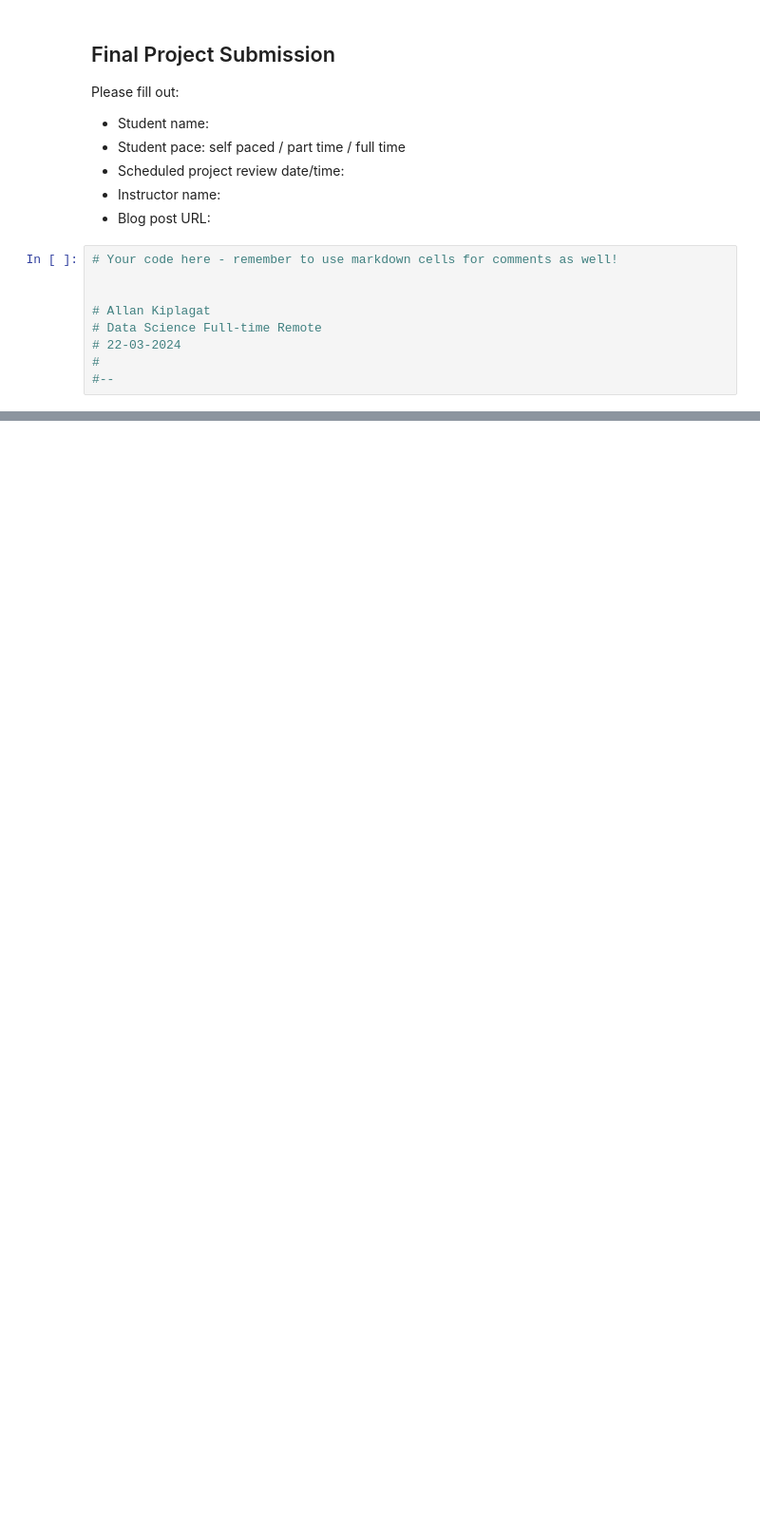
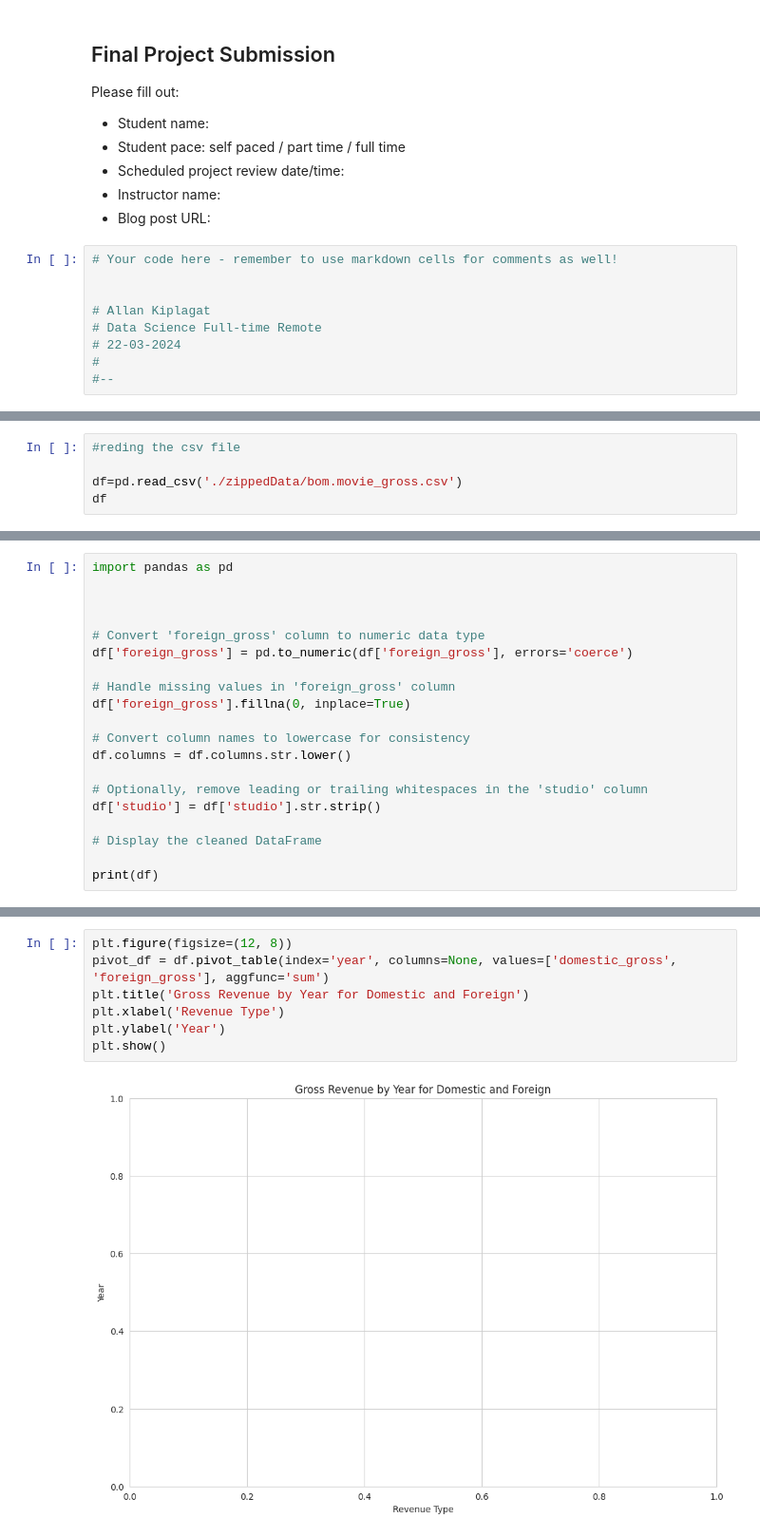
Before and after one commit to Allan-Kipkemei/DSC-PHASE-01, a Jupyter notebook: student.ipynb, the cells around one changed output, grey strips where cells are left out. Shown at 95% size. Drawn from its saved outputs; the diff is of its cells as text; blank space fills up the shorter version.

Commit message:
Added some visualisation

```diff
--- a/student.ipynb
+++ b/student.ipynb
@@ -70,0 +114,5 @@ pd.read_sql('''
+# %%
+#reding the csv file
+
+df=pd.read_csv('./zippedData/bom.movie_gross.csv')
+df
@@ -70,0 +152,20 @@ pd.read_sql('''
+# %%
+import pandas as pd
+
+
+
+# Convert 'foreign_gross' column to numeric data type
+df['foreign_gross'] = pd.to_numeric(df['foreign_gross'], errors='coerce')
+
+# Handle missing values in 'foreign_gross' column
+df['foreign_gross'].fillna(0, inplace=True)
+
+# Convert column names to lowercase for consistency
+df.columns = df.columns.str.lower()
+
+# Optionally, remove leading or trailing whitespaces in the 'studio' column
+df['studio'] = df['studio'].str.strip()
+
+# Display the cleaned DataFrame
+
+print(df)
@@ -70,0 +202,9 @@ pd.read_sql('''
+# %%
+plt.figure(figsize=(12, 8))
+pivot_df = df.pivot_table(index='year', columns=None, values=['domestic_gross', 'foreign_gross'], aggfunc='sum')
+plt.title('Gross Revenue by Year for Domestic and Foreign')
+plt.xlabel('Revenue Type')
+plt.ylabel('Year')
+plt.show()
+# %% [output]
+[figure, added]
```
Also changed, not shown: parts of 22 cells of this notebook, 1 other file.
